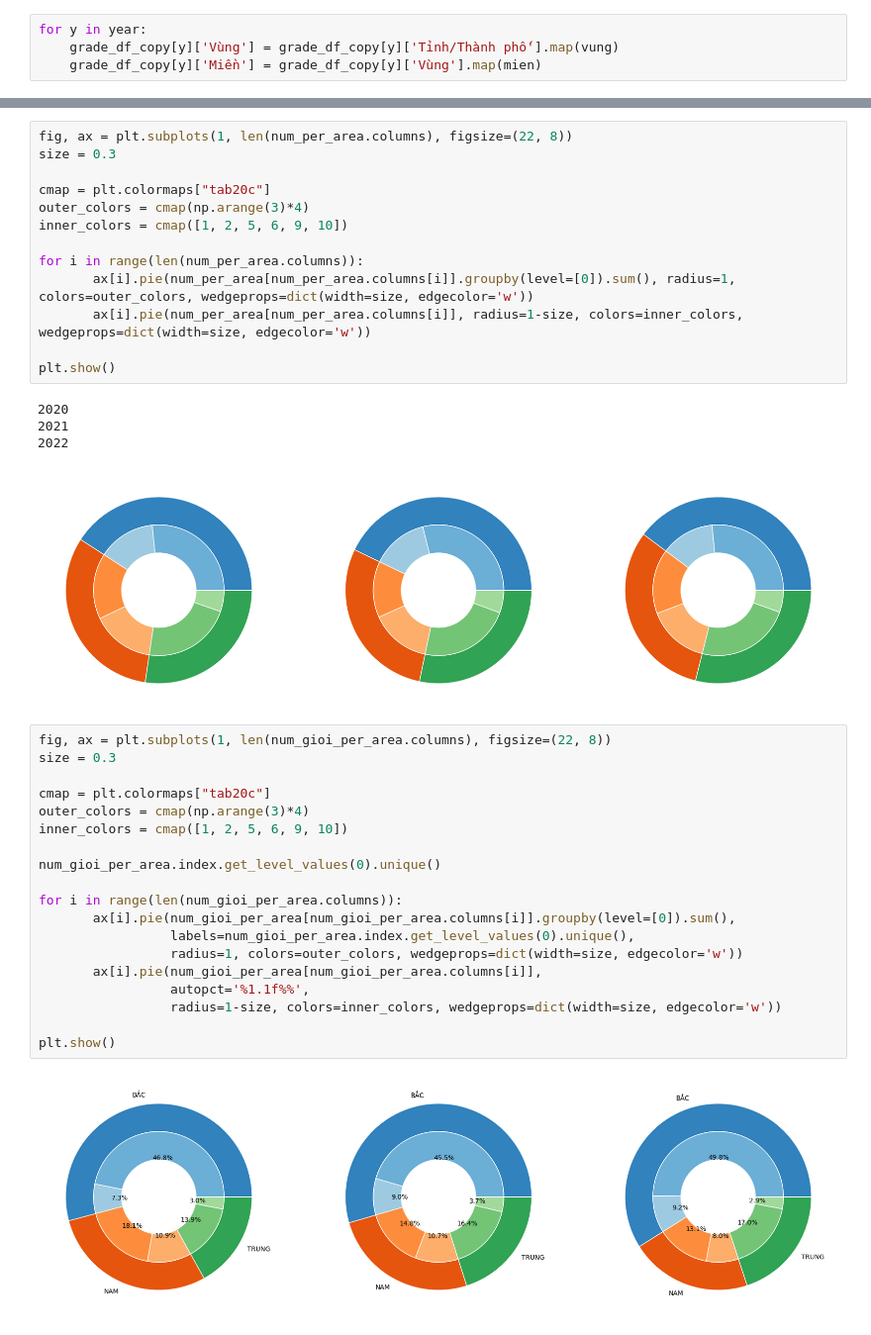
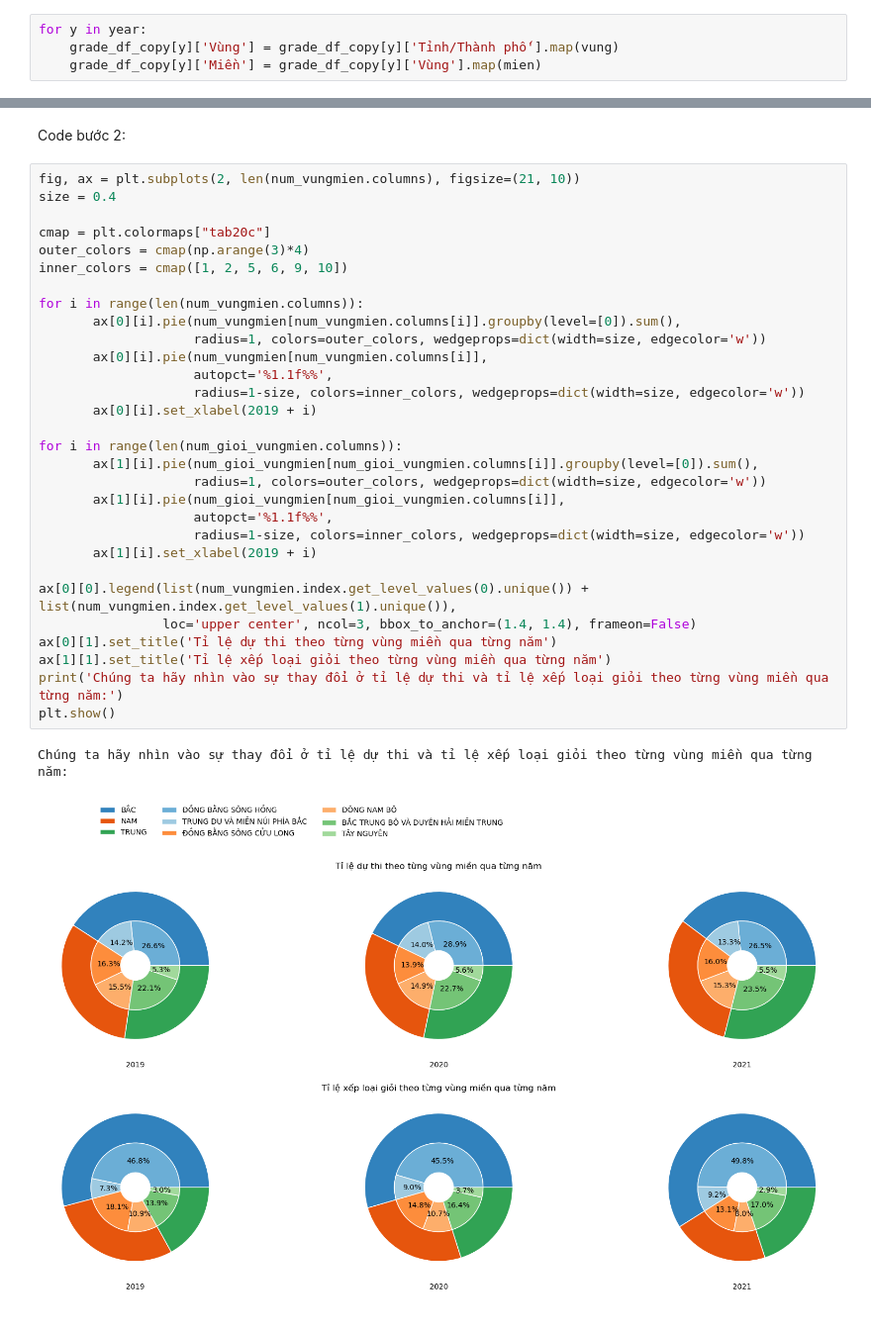
Before and after one commit to VTaPo/Project_LT_LTKHDL, a Jupyter notebook: PhanTichDuLieu-1.ipynb, the cells around one changed output, grey strips where cells are left out. Shown at 99% size. Saved outputs shown, nothing was run; the diff lists cells and outputs as text.

```diff
--- a/PhanTichDuLieu-1.ipynb
+++ b/PhanTichDuLieu-1.ipynb
@@ -659,42 +704,38 @@ num_gioi_per_area
 |  | ĐỒNG BẰNG SÔNG CỬU LONG | 2565 | 6079 | 3216 |
 | TRUNG | BẮC TRUNG BỘ VÀ DUYÊN HẢI MIỀN TRUNG | 3279 | 9373 | 6860 |
 |  | TÂY NGUYÊN | 705 | 2097 | 1188 |
-# %%
-fig, ax = plt.subplots(1, len(num_per_area.columns), figsize=(22, 8))
-size = 0.3
-
-cmap = plt.colormaps["tab20c"]
-outer_colors = cmap(np.arange(3)*4)
-inner_colors = cmap([1, 2, 5, 6, 9, 10])
-
-for i in range(len(num_per_area.columns)):
-       ax[i].pie(num_per_area[num_per_area.columns[i]].groupby(level=[0]).sum(), radius=1, colors=outer_colors, wedgeprops=dict(width=size, edgecolor='w'))
-       ax[i].pie(num_per_area[num_per_area.columns[i]], radius=1-size, colors=inner_colors, wedgeprops=dict(width=size, edgecolor='w'))
-
-plt.show()
-# %% [output]
-2020
-2021
-2022
-[figure, removed]
-# %%
-fig, ax = plt.subplots(1, len(num_gioi_per_area.columns), figsize=(22, 8))
-size = 0.3
-
-cmap = plt.colormaps["tab20c"]
-outer_colors = cmap(np.arange(3)*4)
-inner_colors = cmap([1, 2, 5, 6, 9, 10])
-
-num_gioi_per_area.index.get_level_values(0).unique()
-
-for i in range(len(num_gioi_per_area.columns)):
-       ax[i].pie(num_gioi_per_area[num_gioi_per_area.columns[i]].groupby(level=[0]).sum(),
-                 labels=num_gioi_per_area.index.get_level_values(0).unique(),
-                 radius=1, colors=outer_colors, wedgeprops=dict(width=size, edgecolor='w'))
-       ax[i].pie(num_gioi_per_area[num_gioi_per_area.columns[i]],
-                 autopct='%1.1f%%',
-                 radius=1-size, colors=inner_colors, wedgeprops=dict(width=size, edgecolor='w'))
-
-plt.show()
-# %% [output]
-[figure, removed]
+# %% [markdown]
+Code bước 2:
+# %%
+fig, ax = plt.subplots(2, len(num_vungmien.columns), figsize=(21, 10))
+size = 0.4
+
+cmap = plt.colormaps["tab20c"]
+outer_colors = cmap(np.arange(3)*4)
+inner_colors = cmap([1, 2, 5, 6, 9, 10])
+
+for i in range(len(num_vungmien.columns)):
+       ax[0][i].pie(num_vungmien[num_vungmien.columns[i]].groupby(level=[0]).sum(),
+                    radius=1, colors=outer_colors, wedgeprops=dict(width=size, edgecolor='w'))
+       ax[0][i].pie(num_vungmien[num_vungmien.columns[i]],
+                    autopct='%1.1f%%',
+                    radius=1-size, colors=inner_colors, wedgeprops=dict(width=size, edgecolor='w'))
+       ax[0][i].set_xlabel(2019 + i)
+
+for i in range(len(num_gioi_vungmien.columns)):
+       ax[1][i].pie(num_gioi_vungmien[num_gioi_vungmien.columns[i]].groupby(level=[0]).sum(),
+                    radius=1, colors=outer_colors, wedgeprops=dict(width=size, edgecolor='w'))
+       ax[1][i].pie(num_gioi_vungmien[num_gioi_vungmien.columns[i]],
+                    autopct='%1.1f%%',
+                    radius=1-size, colors=inner_colors, wedgeprops=dict(width=size, edgecolor='w'))
+       ax[1][i].set_xlabel(2019 + i)
+
+ax[0][0].legend(list(num_vungmien.index.get_level_values(0).unique()) + list(num_vungmien.index.get_level_values(1).unique()),
+                loc='upper center', ncol=3, bbox_to_anchor=(1.4, 1.4), frameon=False)
+ax[0][1].set_title('Tỉ lệ dự thi theo từng vùng miền qua từng năm')
+ax[1][1].set_title('Tỉ lệ xếp loại giỏi theo từng vùng miền qua từng năm')
+print('Chúng ta hãy nhìn vào sự thay đổi ở tỉ lệ dự thi và tỉ lệ xếp loại giỏi theo từng vùng miền qua từng năm:')
+plt.show()
+# %% [output]
+Chúng ta hãy nhìn vào sự thay đổi ở tỉ lệ dự thi và tỉ lệ xếp loại giỏi theo từng vùng miền qua từng năm:
+[figure, added]
```
Also changed, not shown: parts of 31 cells of this notebook.
